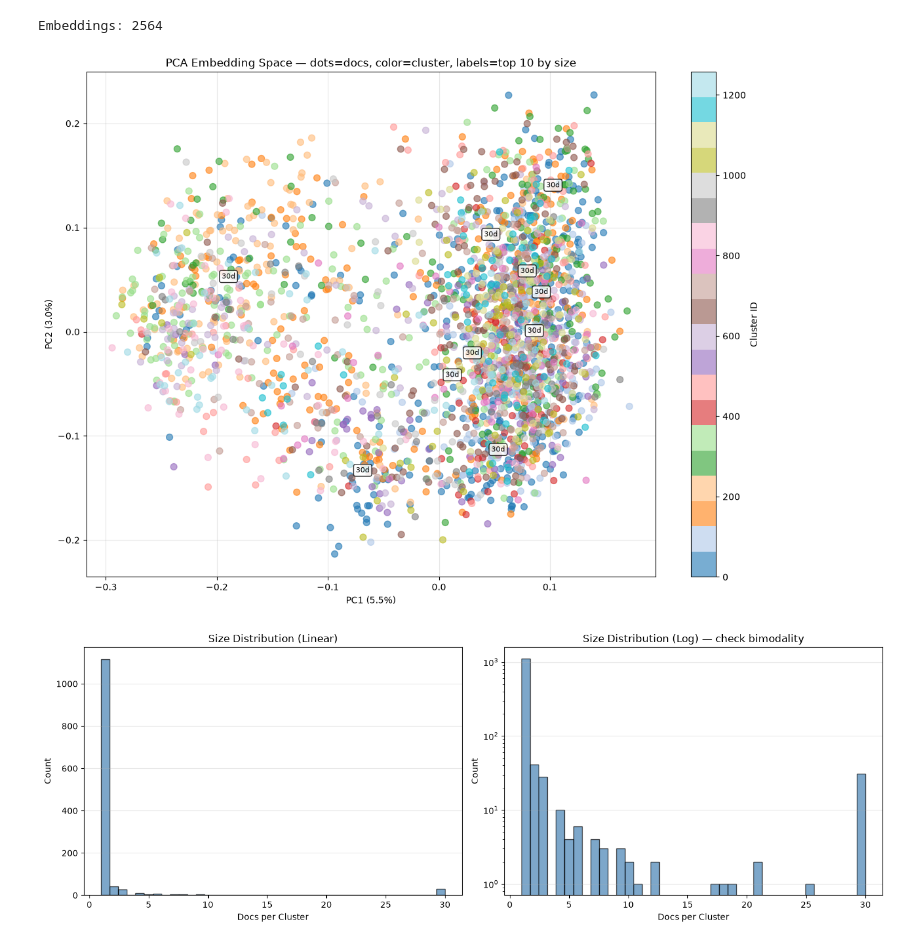
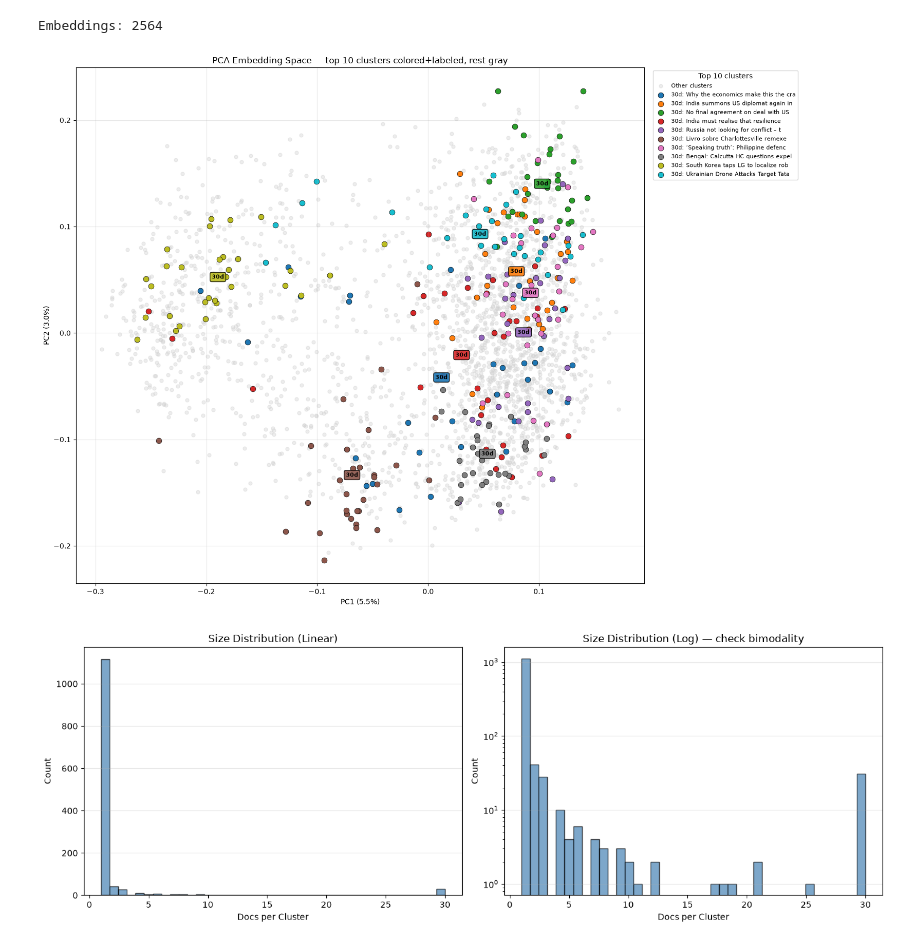
Before and after one commit to dom3095/pathosphere, a Jupyter notebook: notebooks/study_10_clustering_robustness.ipynb, the cells around one changed output. Cells and saved outputs as stored; diff of their text form; code cells hidden in the pictures.

```diff
--- a/notebooks/study_10_clustering_robustness.ipynb
+++ b/notebooks/study_10_clustering_robustness.ipynb
@@ -56,32 +56,39 @@ Embeddings: 2564
 # %%
 pca = PCA(n_components=2)
 emb_2d = pca.fit_transform(embeddings)
 
 cluster_labels = np.array([doc_to_event[doc_id] for doc_id in valid_doc_ids])
-unique_clusters = sorted(set(cluster_labels))
-cluster_to_num = {cid: i for i, cid in enumerate(unique_clusters)}
-cluster_nums = np.array([cluster_to_num[cid] for cid in cluster_labels])
+top10_ids = [e['id'] for e in rss_events[:10]]
 
-fig, ax = plt.subplots(figsize=(14, 10))
-scatter = ax.scatter(emb_2d[:, 0], emb_2d[:, 1], c=cluster_nums, cmap='tab20', s=50, alpha=0.6)
+# Distinct color per top-10 cluster; everything else plotted as gray background
+palette = plt.cm.tab10(np.linspace(0, 1, 10))
+id_to_color = {cid: palette[i] for i, cid in enumerate(top10_ids)}
 
-for event in rss_events[:10]:
-    idx = [i for i, cid in enumerate(cluster_labels) if cid == event['id']]
-    if idx:
-        centroid = emb_2d[idx].mean(axis=0)
-        ax.annotate(f"{event['size']}d", xy=centroid, fontsize=8, ha='center',
-                   bbox=dict(boxstyle='round', facecolor='white', alpha=0.8))
+fig, ax = plt.subplots(figsize=(15, 11))
+
+is_top10 = np.array([cid in id_to_color for cid in cluster_labels])
+ax.scatter(emb_2d[~is_top10, 0], emb_2d[~is_top10, 1], c='lightgray', s=25, alpha=0.4, label='Other clusters')
+
+for cid in top10_ids:
+    mask = cluster_labels == cid
+    event = next(e for e in rss_events if e['id'] == cid)
+    ax.scatter(emb_2d[mask, 0], emb_2d[mask, 1], color=id_to_color[cid], s=60,
+               edgecolor='black', linewidth=0.5,
+               label=f"{event['size']}d: {event['title'][:35]}")
+    centroid = emb_2d[mask].mean(axis=0)
+    ax.annotate(f"{event['size']}d", xy=centroid, fontsize=8, ha='center', weight='bold',
+               bbox=dict(boxstyle='round', facecolor=id_to_color[cid], alpha=0.9, edgecolor='black'))
 
 ax.set_xlabel(f'PC1 ({pca.explained_variance_ratio_[0]:.1%})')
 ax.set_ylabel(f'PC2 ({pca.explained_variance_ratio_[1]:.1%})')
-ax.set_title('PCA Embedding Space — dots=docs, color=cluster, labels=top 10 by size')
-cbar = plt.colorbar(scatter, ax=ax)
-cbar.set_label('Cluster ID')
+ax.set_title('PCA Embedding Space — top 10 clusters colored+labeled, rest gray')
+ax.legend(loc='upper left', bbox_to_anchor=(1.01, 1), fontsize=8, title='Top 10 clusters')
 ax.grid(True, alpha=0.3)
+plt.tight_layout()
 plt.savefig('study_10_embedding_space.png', dpi=150, bbox_inches='tight')
 plt.show()
 # %% [output]
-[figure, old version]
+[figure, new version]
 # %%
 fig, (ax1, ax2) = plt.subplots(1, 2, figsize=(14, 5))
 
```
Also changed, not shown: parts of 7 cells of this notebook, 2 other files.
